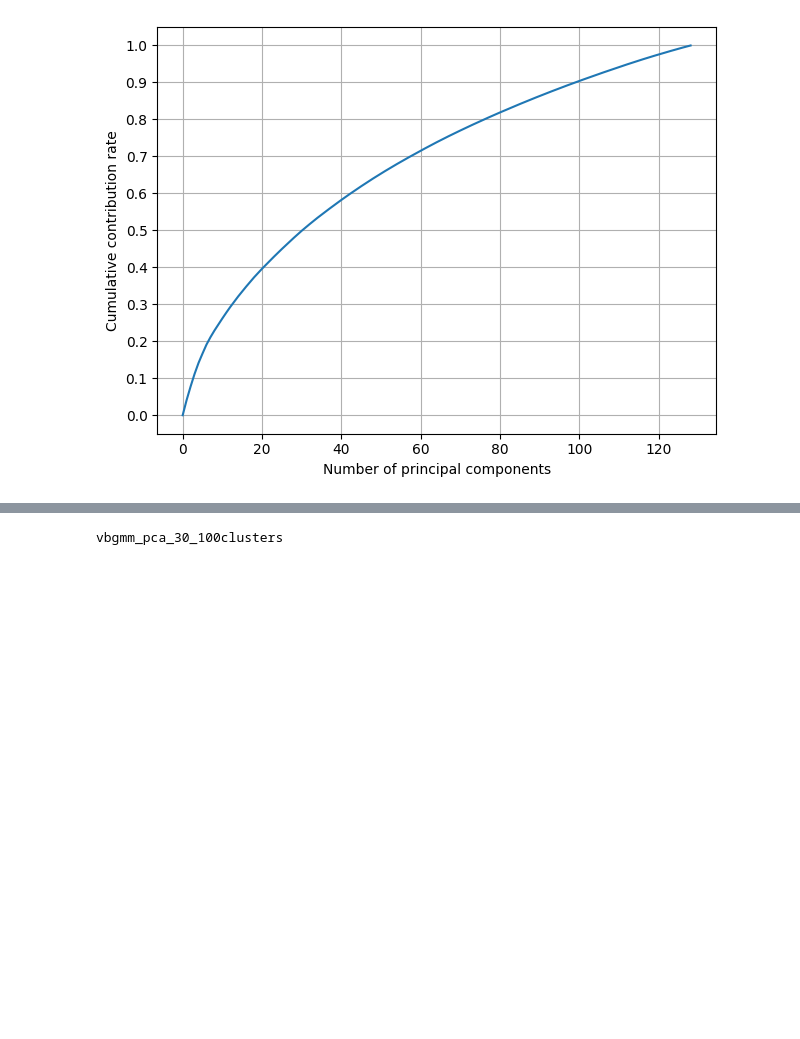
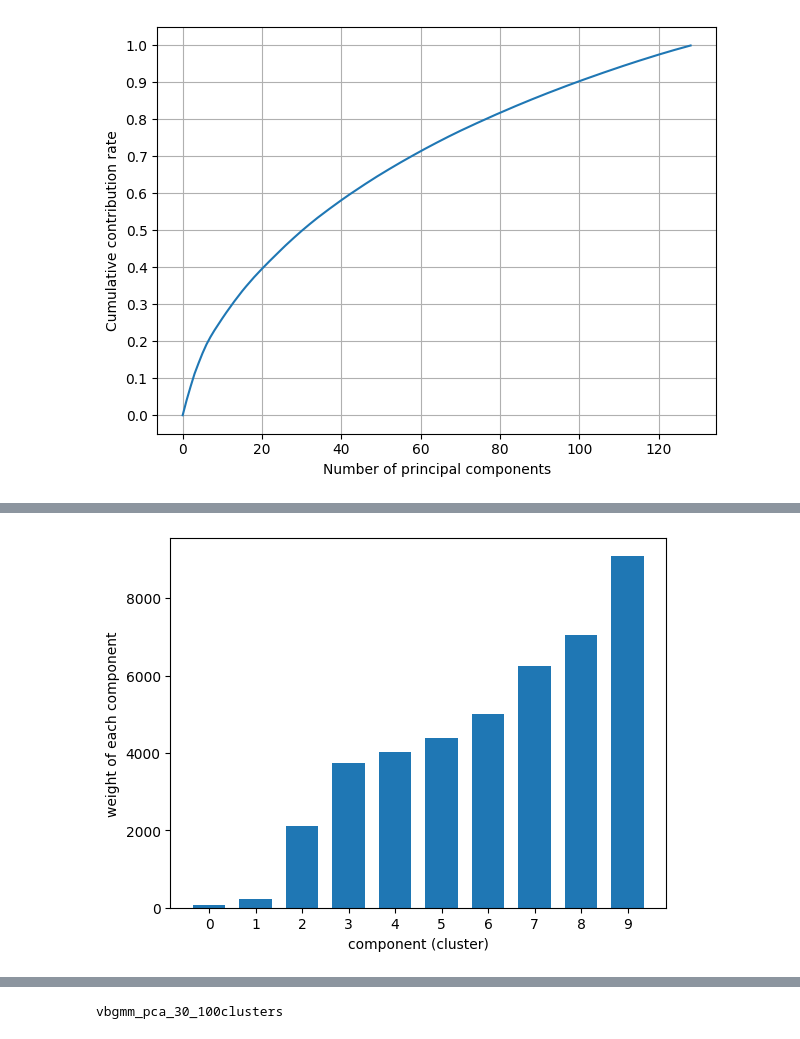
Before and after one commit to RyuichiShinseiB/Feature_extraction, a Jupyter notebook: notebooks/VBGMM_clustering.ipynb, the cells around one changed output, grey strips where cells are left out. Saved outputs shown, nothing was run; the diff lists cells and outputs as text; code cells hidden in the pictures; blank space fills up the shorter version.

```diff
--- a/notebooks/VBGMM_clustering.ipynb
+++ b/notebooks/VBGMM_clustering.ipynb
@@ -216,0 +236,11 @@ df_train_vbgmm_10 = df_train.with_columns(df_cluster)
+# %%
+hist, bin_edges = np.histogram(y_train_pca_sorted_cluster)
+
+fig = plt.figure()
+ax = fig.add_subplot(1,1,1)
+plt.bar(x_tick, hist, width=0.7, tick_label=x_tick)
+plt.xlabel('component (cluster)')
+plt.ylabel('weight of each component')
+plt.show()
+# %% [output]
+[figure, added]
```
Also changed, not shown: parts of 27 cells of this notebook, 1 other file.
